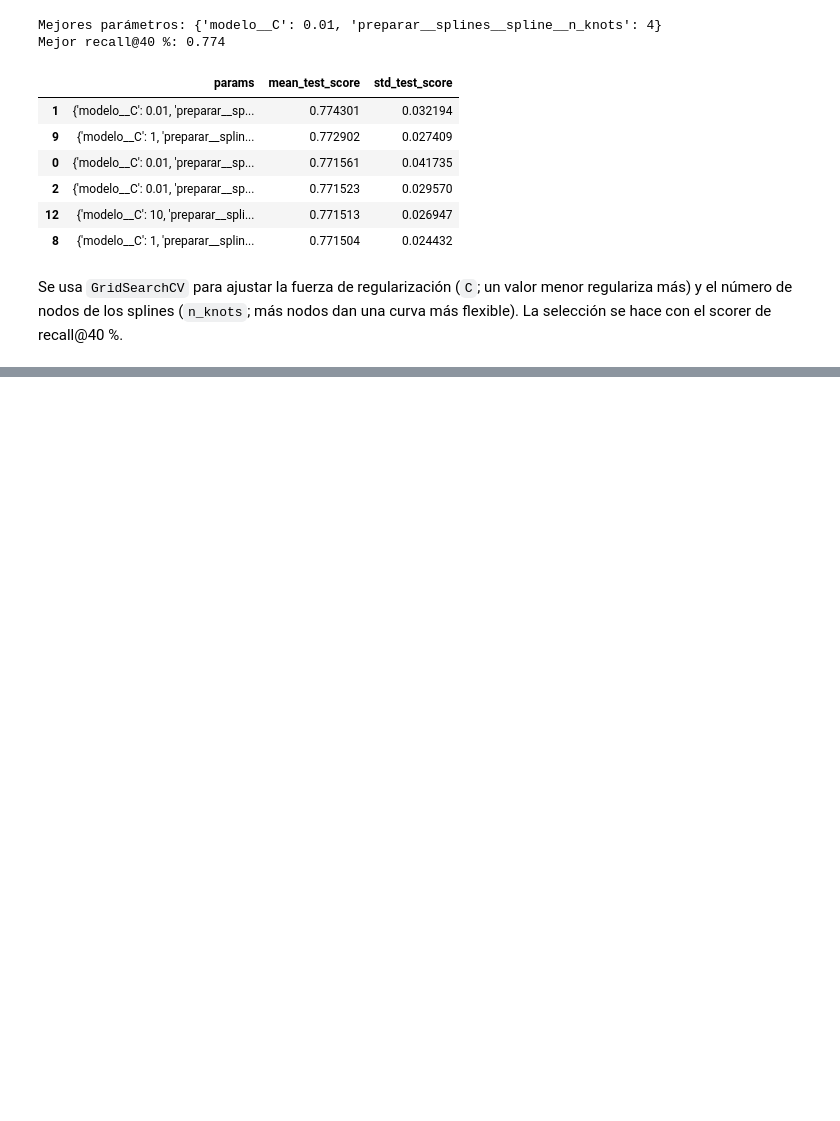
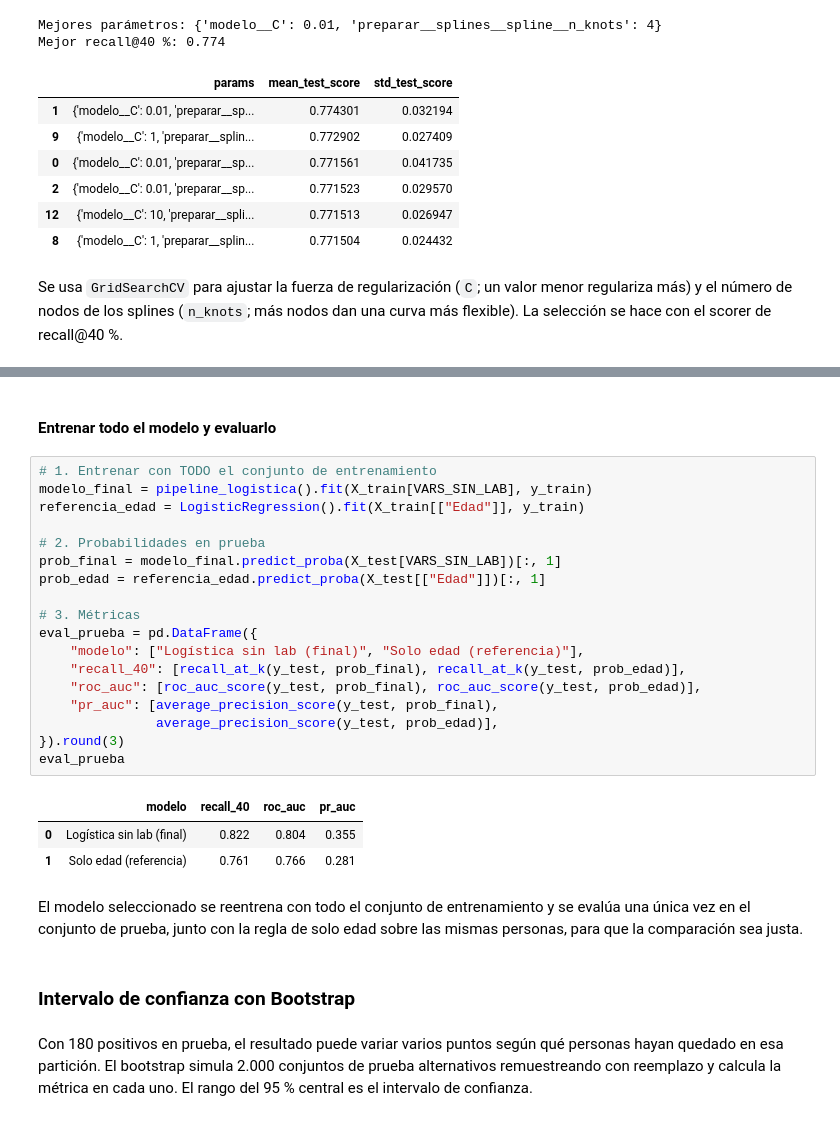
Before and after one commit to Alixguti9620/MIAD-DSA-Metabolic-Health-Explorer, a Jupyter notebook: scripts/07_modelos_iniciales_v1.ipynb, the cells around one changed output, grey strips where cells are left out. Saved outputs shown, nothing was run; the diff lists cells and outputs as text; blank space fills up the shorter version.

```diff
--- a/scripts/07_modelos_iniciales_v1.ipynb
+++ b/scripts/07_modelos_iniciales_v1.ipynb
@@ -412,0 +596,30 @@ Se usa `GridSearchCV` para ajustar la fuerza de regularización (`C`; un valor m
+# %% [markdown]
+#### Entrenar todo el modelo y evaluarlo
+# %%
+# 1. Entrenar con TODO el conjunto de entrenamiento
+modelo_final = pipeline_logistica().fit(X_train[VARS_SIN_LAB], y_train)
+referencia_edad = LogisticRegression().fit(X_train[["Edad"]], y_train)
+
+# 2. Probabilidades en prueba
+prob_final = modelo_final.predict_proba(X_test[VARS_SIN_LAB])[:, 1]
+prob_edad = referencia_edad.predict_proba(X_test[["Edad"]])[:, 1]
+
+# 3. Métricas
+eval_prueba = pd.DataFrame({
+    "modelo": ["Logística sin lab (final)", "Solo edad (referencia)"],
+    "recall_40": [recall_at_k(y_test, prob_final), recall_at_k(y_test, prob_edad)],
+    "roc_auc": [roc_auc_score(y_test, prob_final), roc_auc_score(y_test, prob_edad)],
+    "pr_auc": [average_precision_score(y_test, prob_final),
+               average_precision_score(y_test, prob_edad)],
+}).round(3)
+eval_prueba
+# %% [output]
+|  | modelo | recall_40 | roc_auc | pr_auc |
+| 0 | Logística sin lab (final) | 0.822 | 0.804 | 0.355 |
+| 1 | Solo edad (referencia) | 0.761 | 0.766 | 0.281 |
+# %% [markdown]
+El modelo seleccionado se reentrena con todo el conjunto de entrenamiento y se evalúa una única vez en el conjunto de prueba, junto con la regla de solo edad sobre las mismas personas, para que la comparación sea justa.
+# %% [markdown]
+### Intervalo de confianza con Bootstrap
+# %% [markdown]
+Con 180 positivos en prueba, el resultado puede variar varios puntos según qué personas hayan quedado en esa partición. El bootstrap simula 2.000 conjuntos de prueba alternativos remuestreando con reemplazo y calcula la métrica en cada uno. El rango del 95 % central es el intervalo de confianza.
```
Also changed, not shown: parts of 22 cells of this notebook.
